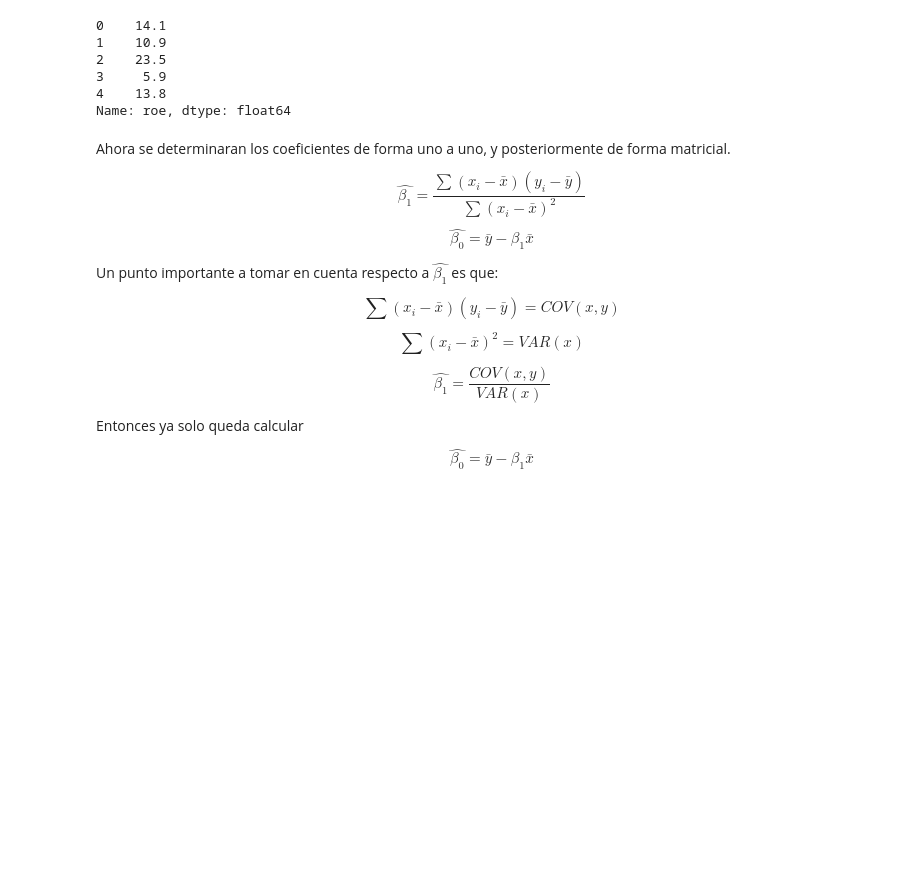
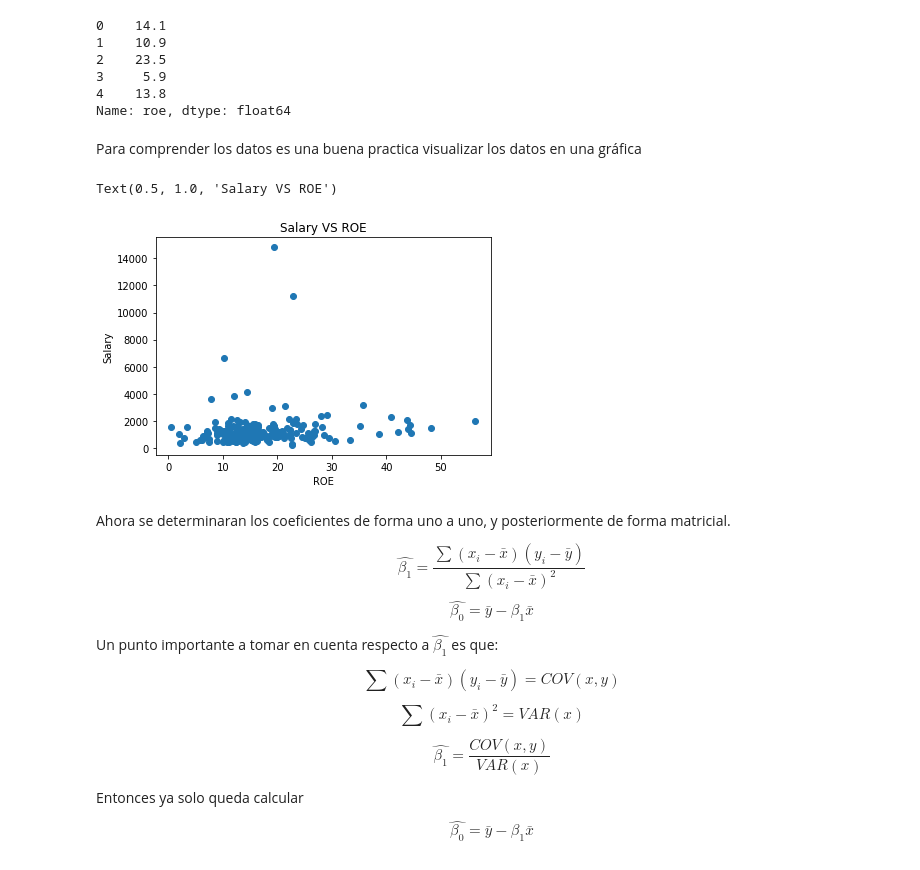
Before and after one commit to lfvvillanueva/DS---SELF-LEARNING, a Jupyter notebook: MACHINE LEARNING/1. SUPERVISED/1. Linear Regression (LR)/1. Simple Lineal Regresion (SLR)/Python/1. From Scratch/Lecture 1.ipynb, the cells around one changed output. Saved outputs shown, nothing was run; the diff lists cells and outputs as text; code cells hidden in the pictures; blank space fills up the shorter version.

```diff
--- a/MACHINE LEARNING/1. SUPERVISED/1. Linear Regression (LR)/1. Simple Lineal Regresion (SLR)/Python/1. From Scratch/Lecture 1.ipynb
+++ b/MACHINE LEARNING/1. SUPERVISED/1. Linear Regression (LR)/1. Simple Lineal Regresion (SLR)/Python/1. From Scratch/Lecture 1.ipynb
@@ -55,6 +55,17 @@ x.head()
 3     5.9
 4    13.8
 Name: roe, dtype: float64
+# %% [markdown]
+Para comprender los datos es una buena practica visualizar los datos en una gráfica
+# %%
+PLOT = plt.subplot()
+PLOT.scatter(x=x, y=y)
+PLOT.set_ylabel("Salary")
+PLOT.set_xlabel("ROE")
+PLOT.set_title("Salary VS ROE")
+# %% [output]
+Text(0.5, 1.0, 'Salary VS ROE')
+[figure, added]
 # %% [markdown]
 Ahora se determinaran los coeficientes de forma uno a uno, y posteriormente de forma matricial.
 
```
Also changed, not shown: parts of 3 cells of this notebook, 1 other file.
